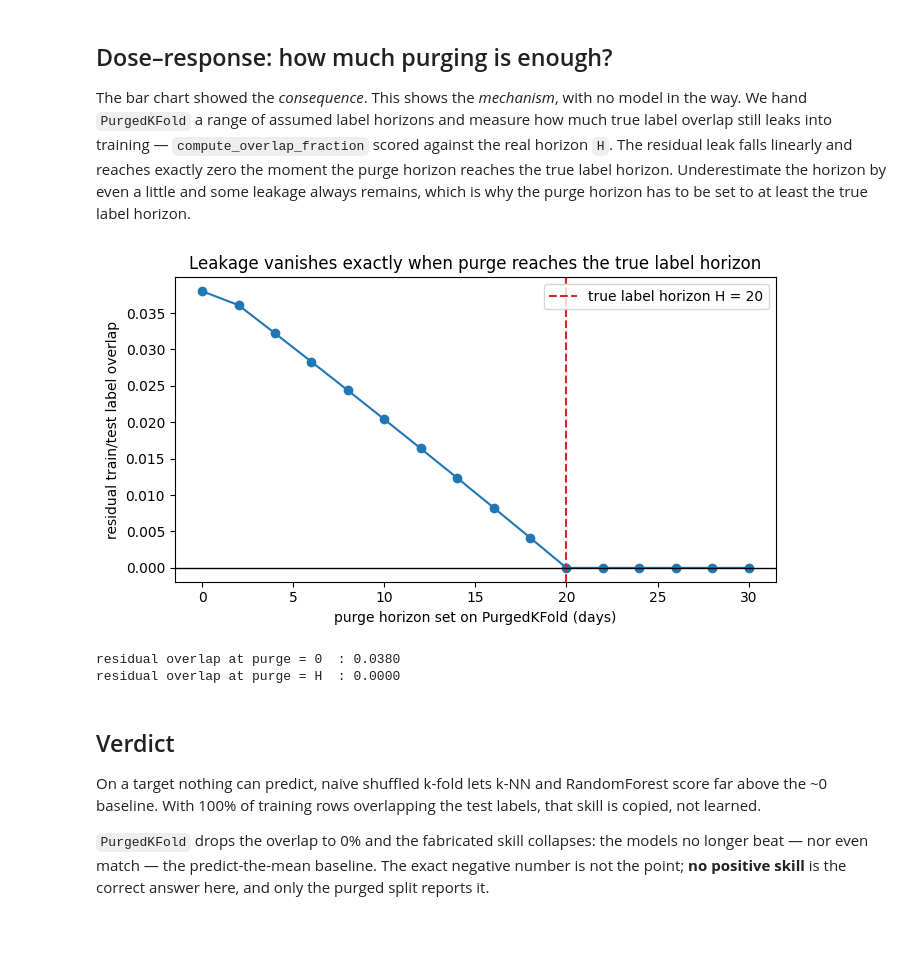
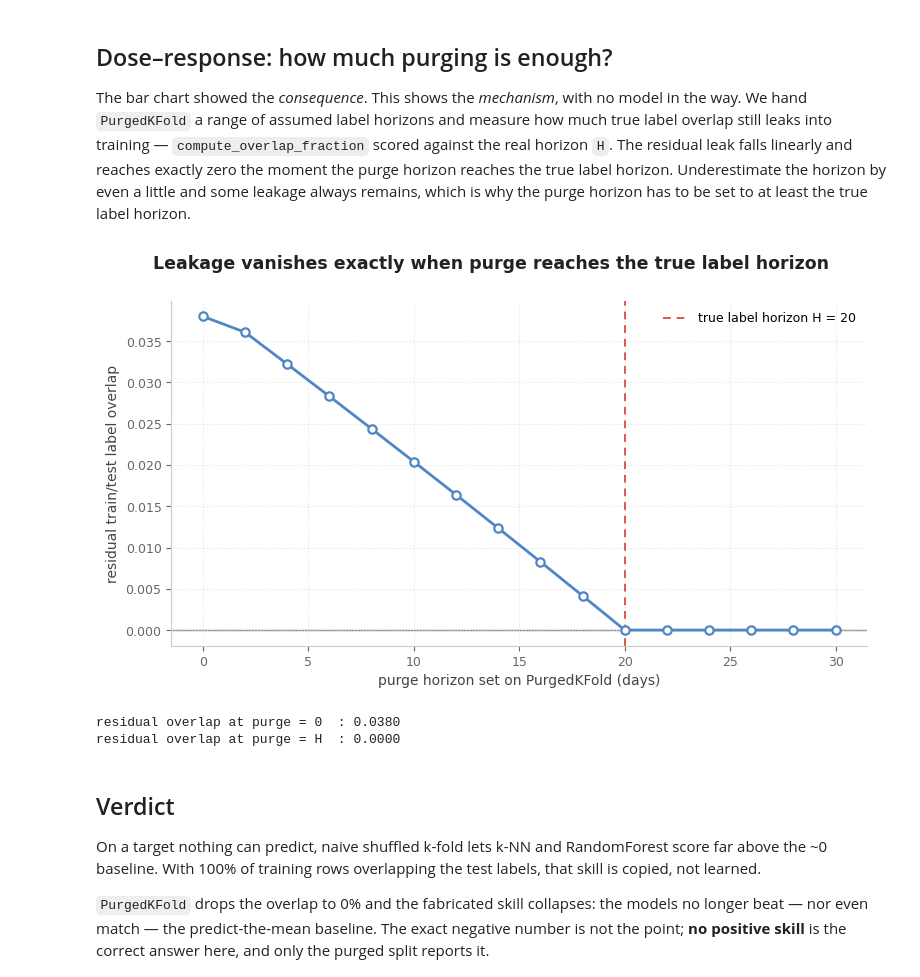
Before and after one commit to eslazarev/purged-cross-validation, a Jupyter notebook: examples/synthetic_leakage_proof.ipynb, the cells around one changed output. Cells and saved outputs as stored; diff of their text form; code cells hidden in the pictures; blank space fills up the shorter version.

```diff
--- a/examples/synthetic_leakage_proof.ipynb
+++ b/examples/synthetic_leakage_proof.ipynb
@@ -157,33 +193,49 @@ the purge horizon has to be set to at least the true label horizon.
 # %%
 horizons = list(range(0, int(1.5 * H) + 1, 2))
 residual = []
 for assumed in horizons:
     cv_p = PurgedKFold(
         n_splits=N_SPLITS,
         prediction_times=pred,
         evaluation_times=pred + pd.Timedelta(days=assumed),
     )
     fr = [
         compute_overlap_fraction(tr, te, pred, evalu)  # evalu = the TRUE horizon
         for tr, te in cv_p.split(features, y)
     ]
     residual.append(float(np.mean(fr)))
 
-fig, ax = plt.subplots(figsize=(7, 4))
-ax.plot(horizons, residual, marker="o", color="#1f77b4")
-ax.axvline(H, color="#d62728", linestyle="--", label=f"true label horizon H = {H}")
-ax.axhline(0.0, color="black", linewidth=1)
-ax.set_xlabel("purge horizon set on PurgedKFold (days)")
-ax.set_ylabel("residual train/test label overlap")
-ax.set_title("Leakage vanishes exactly when purge reaches the true label horizon")
-ax.legend()
-plt.tight_layout()
+fig, ax = plt.subplots(figsize=(8, 4.6))
+fig.patch.set_facecolor("white")
+ax.set_facecolor("white")
+
+ax.plot(horizons, residual, marker="o", color="#4f86c6", lw=2,
+        markerfacecolor="white", markeredgecolor="#4f86c6",
+        markeredgewidth=1.6, zorder=3)
+ax.axvline(H, color="#e0564c", ls=(0, (4, 3)), lw=1.4,
+           label=f"true label horizon H = {H}", zorder=2)
+ax.axhline(0.0, color="#888888", lw=1, zorder=1)
+
+ax.set_xlabel("purge horizon set on PurgedKFold (days)", fontsize=10, color="#444444")
+ax.set_ylabel("residual train/test label overlap", fontsize=10, color="#444444")
+ax.tick_params(colors="#666666", labelsize=9)
+for side in ("top", "right"):
+    ax.spines[side].set_visible(False)
+for side in ("left", "bottom"):
+    ax.spines[side].set_color("#cccccc")
+ax.grid(ls=":", color="#dddddd", alpha=0.8, zorder=0)
+
+fig.text(0.5, 0.95, "Leakage vanishes exactly when purge reaches the true label horizon",
+         ha="center", fontsize=12.5, fontweight="bold", color="#222222")
+ax.legend(frameon=False, fontsize=9)
+
+fig.subplots_adjust(top=0.88, bottom=0.13, left=0.10, right=0.97)
 plt.show()
 
 print(f"residual overlap at purge = 0  : {residual[0]:.4f}")
 print(f"residual overlap at purge = H  : {residual[horizons.index(H)]:.4f}")
 # %% [output]
-[figure, old version]
+[figure, new version]
 residual overlap at purge = 0  : 0.0380
 residual overlap at purge = H  : 0.0000
 # %% [markdown]
```
Also changed, not shown: parts of 1 cell of this notebook, 5 other files.
